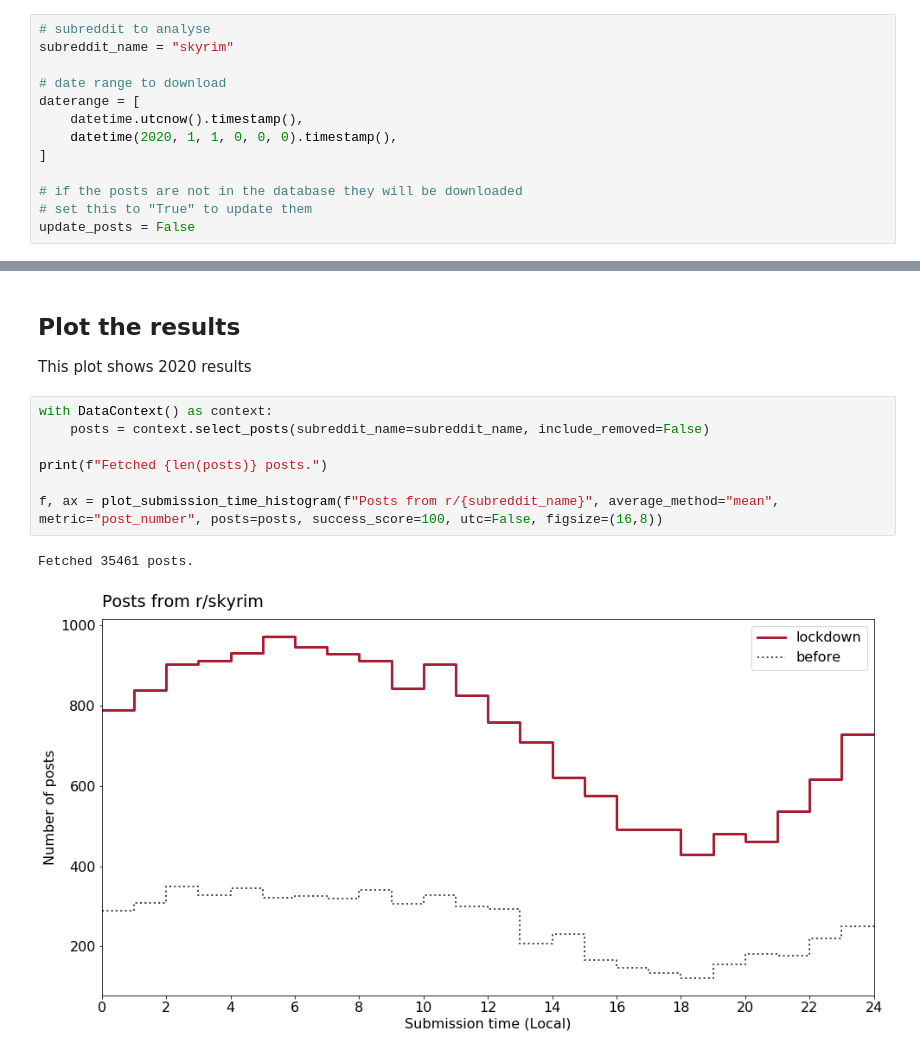
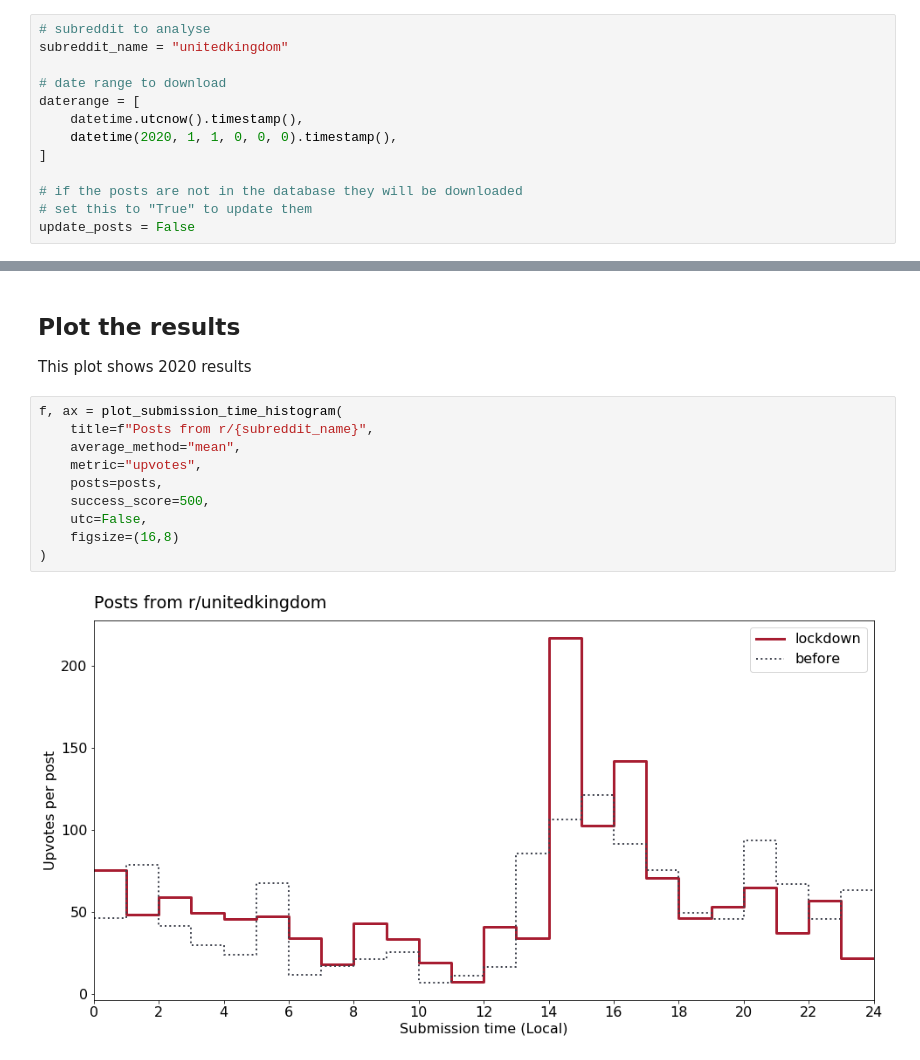
Before and after one commit to timberhill/reddy, a Jupyter notebook: notebooks/success.ipynb, the cells around one changed output, grey strips where cells are left out. Saved outputs shown, nothing was run; the diff lists cells and outputs as text.

```diff
--- a/notebooks/success.ipynb
+++ b/notebooks/success.ipynb
@@ -15,7 +15,7 @@ from modules import load_posts, plot_submission_time_histogram
 ## Subreddit name and dates
 # %%
 # subreddit to analyse
-subreddit_name = "skyrim"
+subreddit_name = "unitedkingdom"
 
 # date range to download
 daterange = [
@@ -41,12 +47,14 @@ if update_posts or len(posts) == 0:
 
 This plot shows 2020 results
 # %%
-with DataContext() as context:
-    posts = context.select_posts(subreddit_name=subreddit_name, include_removed=False)
-
-print(f"Fetched {len(posts)} posts.")
-
-f, ax = plot_submission_time_histogram(f"Posts from r/{subreddit_name}", average_method="mean", metric="post_number", posts=posts, success_score=100, utc=False, figsize=(16,8))
+f, ax = plot_submission_time_histogram(
+    title=f"Posts from r/{subreddit_name}",
+    average_method="mean",
+    metric="upvotes",
+    posts=posts,
+    success_score=500,
+    utc=False,
+    figsize=(16,8)
+)
 # %% [output]
-Fetched 35461 posts.
-[figure, old version]
+[figure, new version]
```
Also changed, not shown: parts of 2 cells of this notebook, 2 other files.
